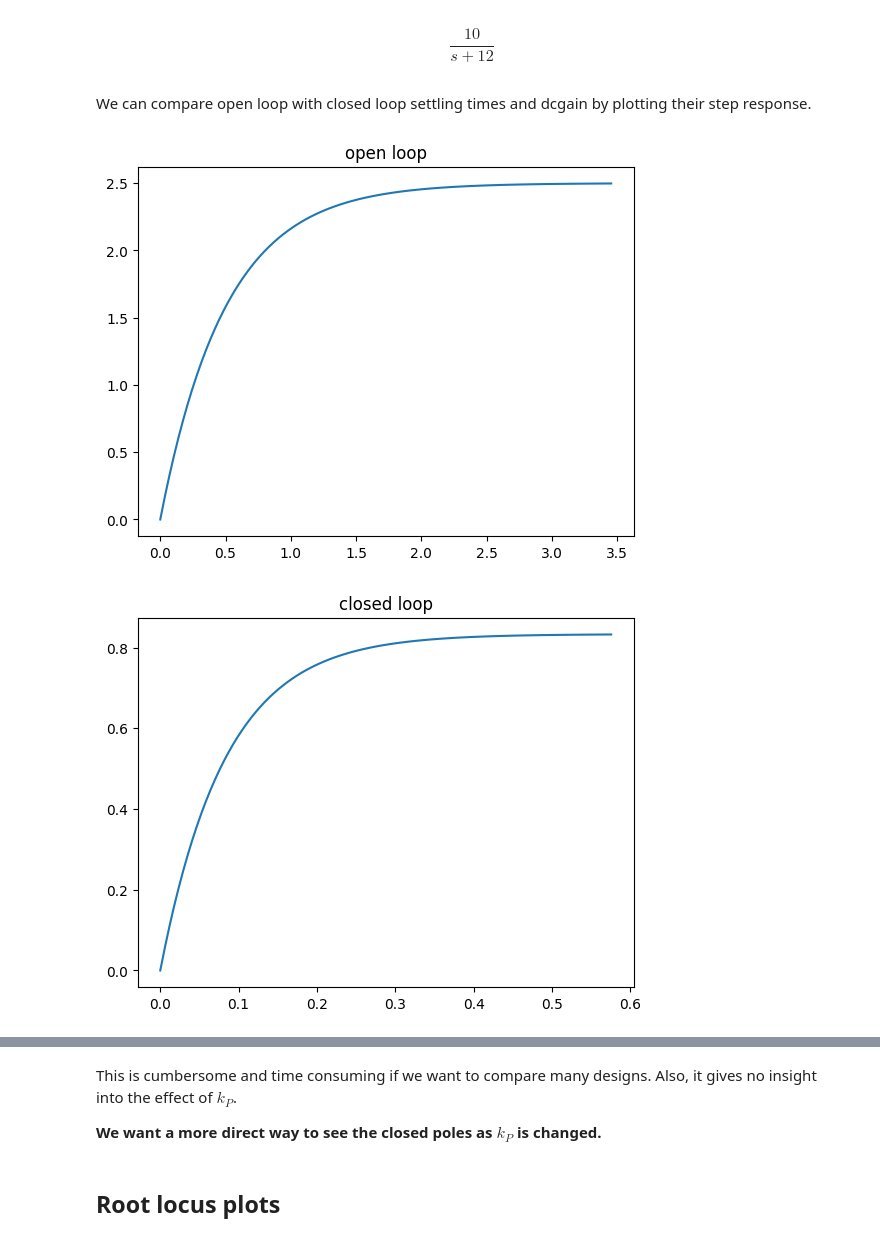
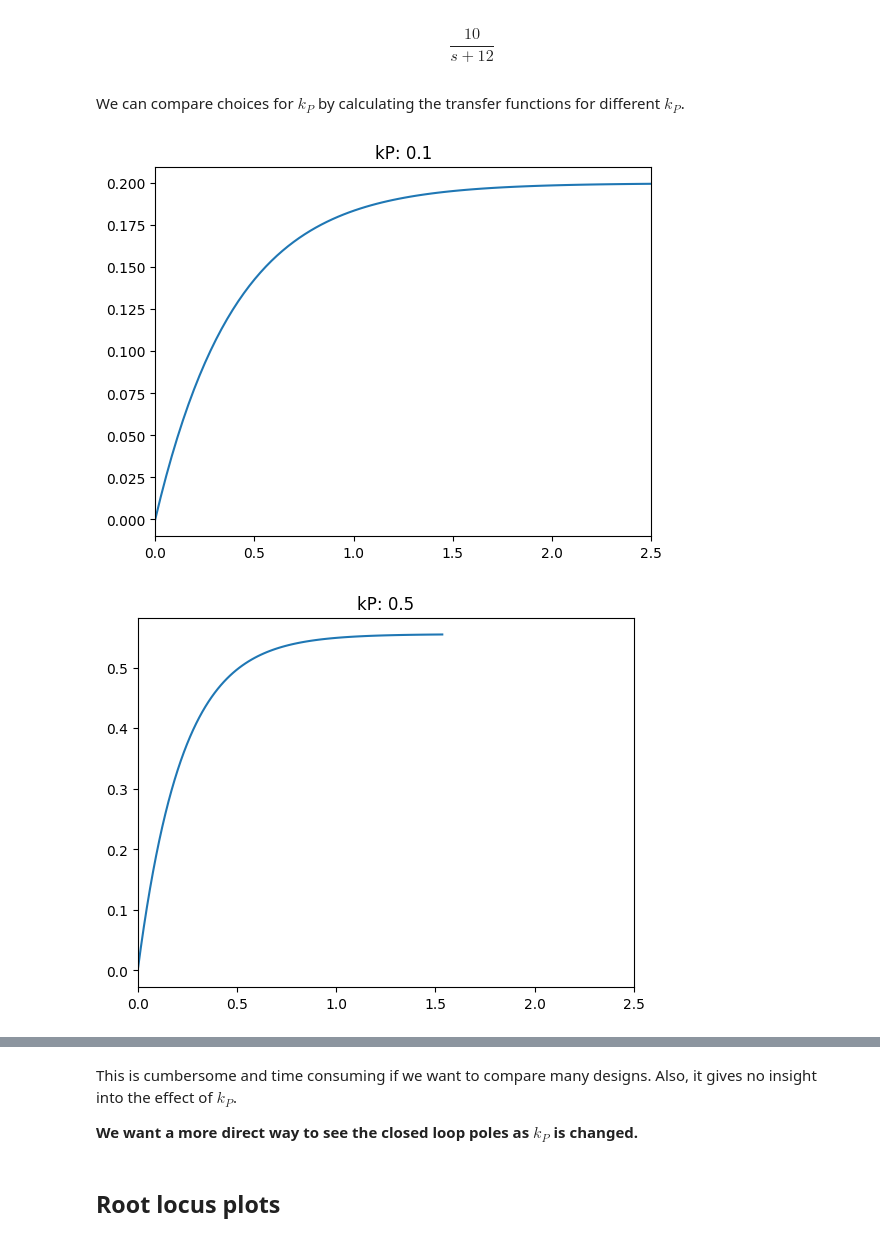
Before and after one commit to joseph-hellerstein/advanced-controls-lectures, a Jupyter notebook: lectures/root_locus_analysis/root_locus_analysis.ipynb, the cells around one changed output, grey strips where cells are left out. Drawn from its saved outputs; the diff is of its cells as text; code cells hidden in the pictures.

```diff
--- a/lectures/root_locus_analysis/root_locus_analysis.ipynb
+++ b/lectures/root_locus_analysis/root_locus_analysis.ipynb
@@ -14,7 +18,7 @@ from typing import List, Tuple, Optional
 # %% [markdown]
 ## plotStep
 # %%
-def plotStep(tf, title:str="", is_plot=True):
+def plotStep(tf, title:str="", xlim:Optional[list]=None, is_plot=True):
     """
     Plots the step response of the transfer function.
 
@@ -23,13 +27,15 @@ def plotStep(tf, title:str="", is_plot=True):
     """
     times, yv = control.step_response(tf)
     plt.plot(times, yv)
+    if xlim is not None:
+        plt.xlim(xlim)
     plt.title(title)
     if not is_plot:
         plt.close()
 
 # TESTS
 tf = control.TransferFunction([1], [1, 1])
-plotStep(tf, is_plot=False)
+plotStep(tf, is_plot=False, xlim=[0, 3])
 print("OK!")
 # %% [output]
 OK!
@@ -89,8 +140,8 @@ OK!
 # %%
 # An alternative way to construct a transfer function by specifying:
 #    zeros, poles, multiplier times the transfer function
-ol_tf = control.zpk([], [-2], [5])
-ol_tf
+OL_TF = control.zpk([], [-2], [5])
+OL_TF
 # %% [output]
 $$\frac{5}{s + 2}$$
 # %% [markdown]
@@ -103,16 +154,17 @@ H(s) & = & \frac{C(s) G(s)}{1 + C(s) G(s)} \\
 # %%
 # Now create the closed loop transfer function for p-control with a gain of kP
 kP = 2
-cl_tf = control.feedback(kP*ol_tf) # Calculates H(s)
+cl_tf = control.feedback(kP*OL_TF) # Calculates H(s)
 cl_tf
 # %% [output]
 $$\frac{10}{s + 12}$$
 # %% [markdown]
-We can compare open loop with closed loop settling times and dcgain by plotting their step response.
+We can compare choices for $k_P$ by calculating the transfer functions for different $k_P$.
 # %%
-plotStep(ol_tf, title="open loop")
-plt.figure()
-plotStep(cl_tf, title="closed loop")
+for kP in [0.1, 0.5, 1]:
+    cl_tf = control.feedback(kP*OL_TF) # Calculates H(s)
+    plt.figure()
+    plotStep(cl_tf, title=f"kP: {str(kP)}", xlim=[0, 2.5])
 # %% [output]
-[figure, old version]
+[figure, new version]
-[figure, old version]
+[figure, new version]
@@ -119,7 +172,7 @@ plotStep(cl_tf, title="closed loop")
 # %% [markdown]
 This is cumbersome and time consuming if we want to compare many designs. Also, it gives no insight into the effect of $k_P$.
 
-**We want a more direct way to see the closed poles as $k_P$ is changed.**
+**We want a more direct way to see the closed loop poles as $k_P$ is changed.**
 # %% [markdown]
 ## Root locus plots
 # %% [markdown]
```
Also changed, not shown: parts of 62 cells of this notebook.
